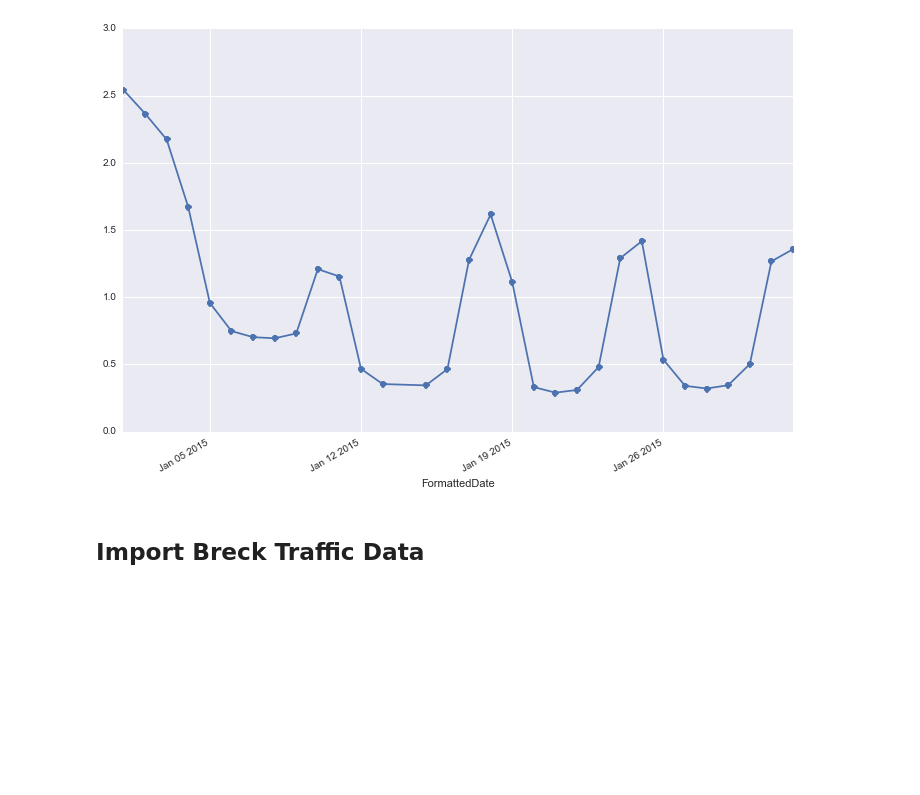
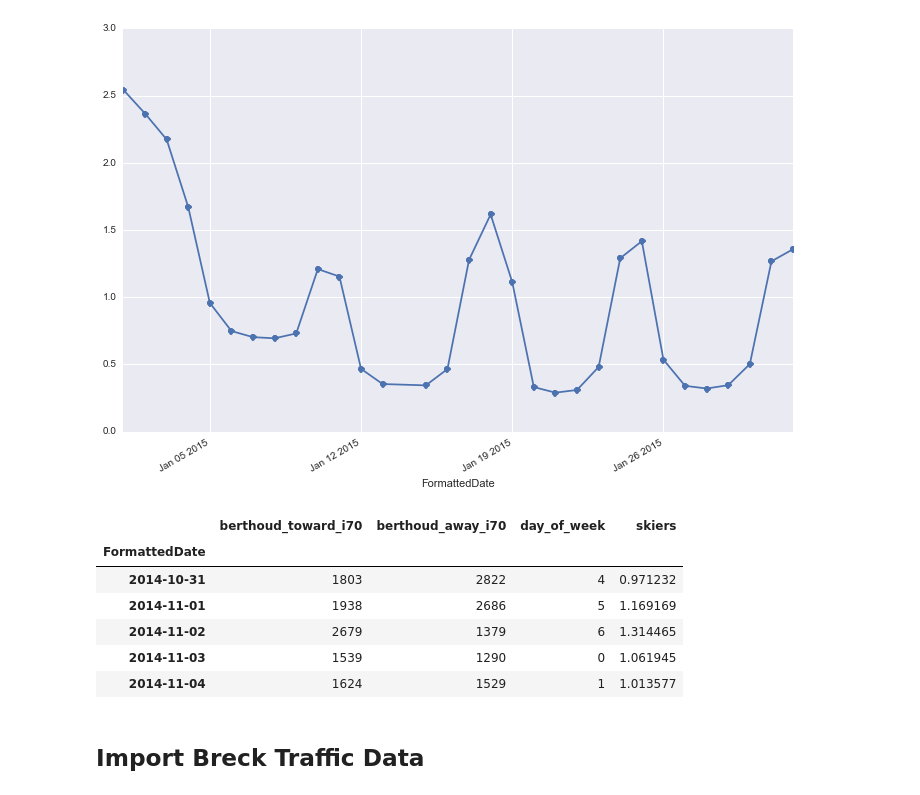
Before and after one commit to balmandhunter/ski_in_solitude, a Jupyter notebook: traffic.ipynb, the cells around one changed output. Saved outputs shown, nothing was run; the diff lists cells and outputs as text; code cells hidden in the pictures; blank space fills up the shorter version.

```diff
--- a/traffic.ipynb
+++ b/traffic.ipynb
@@ -199,3 +196,15 @@ df_berthoud.skiers.plot(marker='o', xlim = ['2015-1-1 00:00:00', '2015-2-1 00:00
 # %% [output]
 <matplotlib.axes._subplots.AxesSubplot at 0x...>
 [figure]
+# %%
+df_berthoud.drop(['net_cars'], axis=1, inplace=True)
+# %%
+df_berthoud.head()
+# %% [output]
+|  | berthoud_toward_i70 | berthoud_away_i70 | day_of_week | skiers |
+| FormattedDate |  |  |  |  |
+| 2014-10-31 | 1803 | 2822 | 4 | 0.971232 |
+| 2014-11-01 | 1938 | 2686 | 5 | 1.169169 |
+| 2014-11-02 | 2679 | 1379 | 6 | 1.314465 |
+| 2014-11-03 | 1539 | 1290 | 0 | 1.061945 |
+| 2014-11-04 | 1624 | 1529 | 1 | 1.013577 |
```
Also changed, not shown: parts of 2 cells of this notebook, 5 other files.
